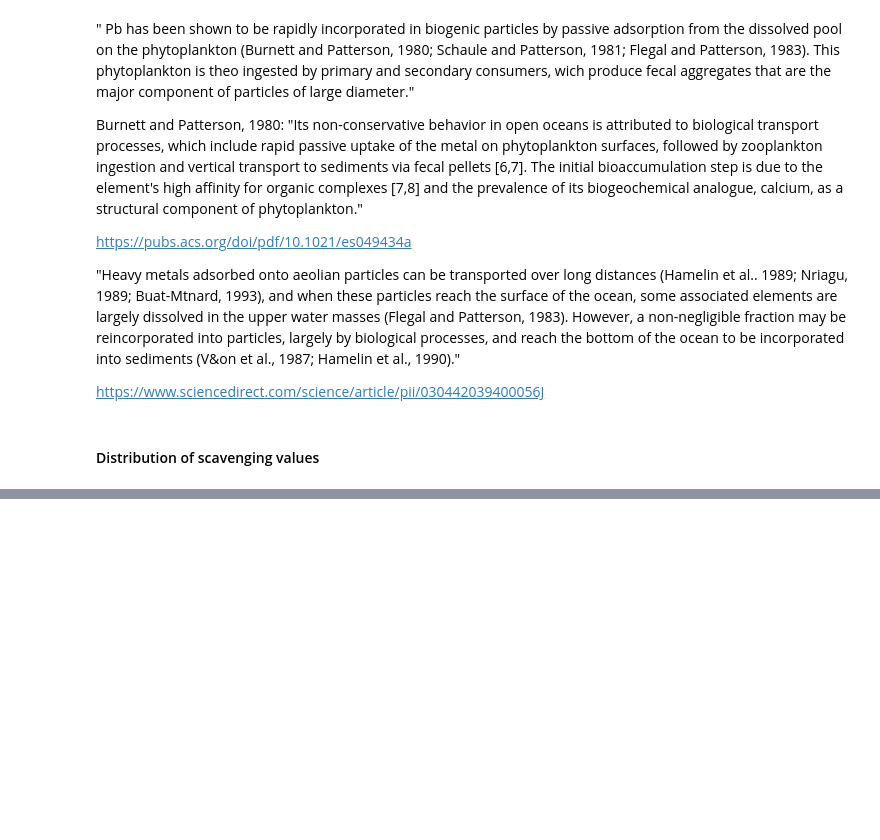
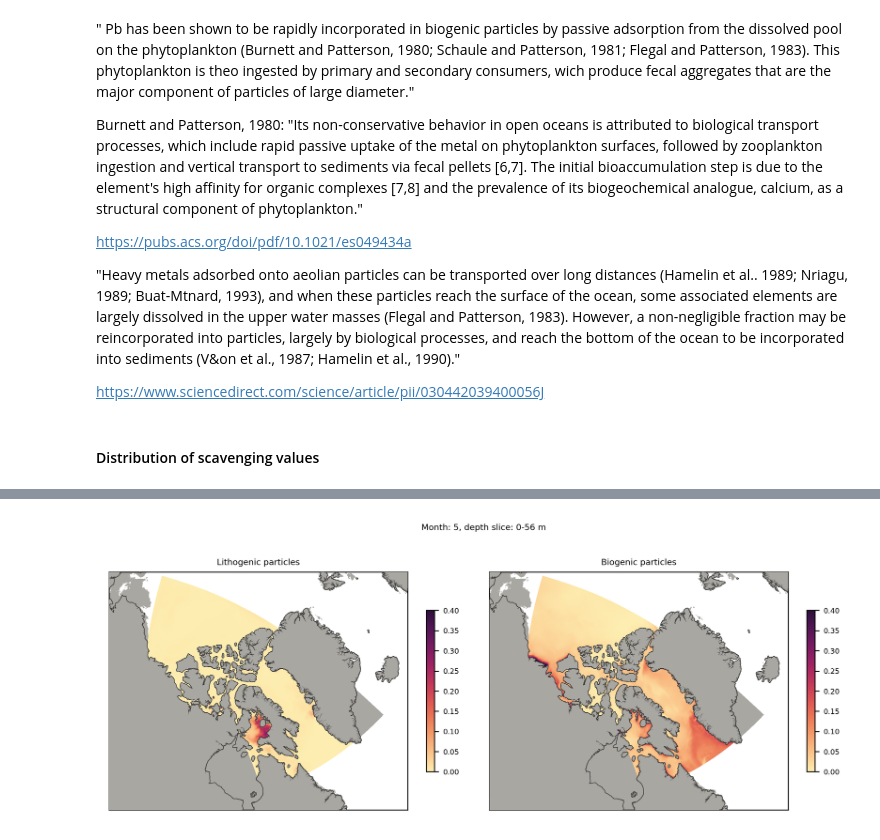
Before and after one commit to UBC-MOAD/analysis-brogalla, a Jupyter notebook: paper3/forcing/visualize-scavenging.ipynb, the cells around one changed output, grey strips where cells are left out. Saved outputs shown, nothing was run; the diff lists cells and outputs as text; code cells hidden in the pictures; blank space fills up the shorter version.

```diff
--- a/paper3/forcing/visualize-scavenging.ipynb
+++ b/paper3/forcing/visualize-scavenging.ipynb
@@ -155,0 +201,17 @@ plt.tight_layout(h_pad=-0.1)
+# %%
+month = 4
+deps  = (0,18)
+
+fig, ax = plt.subplots(1,2,figsize=(9, 4), dpi=300)
+
+plot_particle_fields(fig, ax[0], litho_masked[month,:,:,:]*(1/0.02), depth_slice=deps, maxv=0.4)
+plot_particle_fields(fig, ax[1], bio_masked[month,:,:,:]*(1/0.98), depth_slice=deps, maxv=0.4)
+
+fig.suptitle(f'Month: {month+1}, depth slice: {depths[deps[0]]:.0f}-{depths[deps[1]]:.0f} m', fontsize=7)
+ax[0].set_title('Lithogenic particles', fontsize=7)
+ax[1].set_title('Biogenic particles', fontsize=7)
+
+plt.tight_layout(h_pad=-0.1)
+# fig.savefig('/ocean/brogalla/GEOTRACES/figures/Pb_chapter/residence_time_profile.jpg', bbox_inches='tight', dpi=300)
+# %% [output]
+[figure, added]
```
Also changed, not shown: parts of 11 cells of this notebook, 1 other file.
